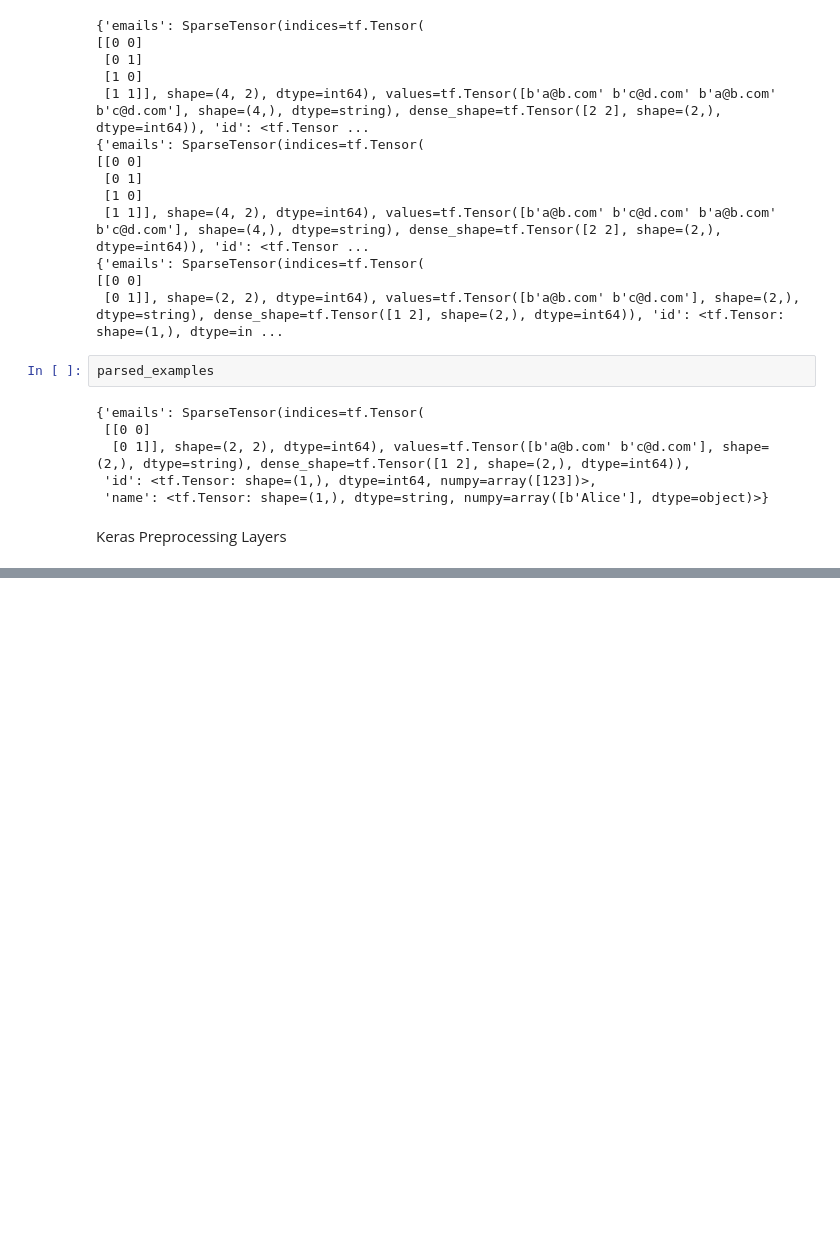
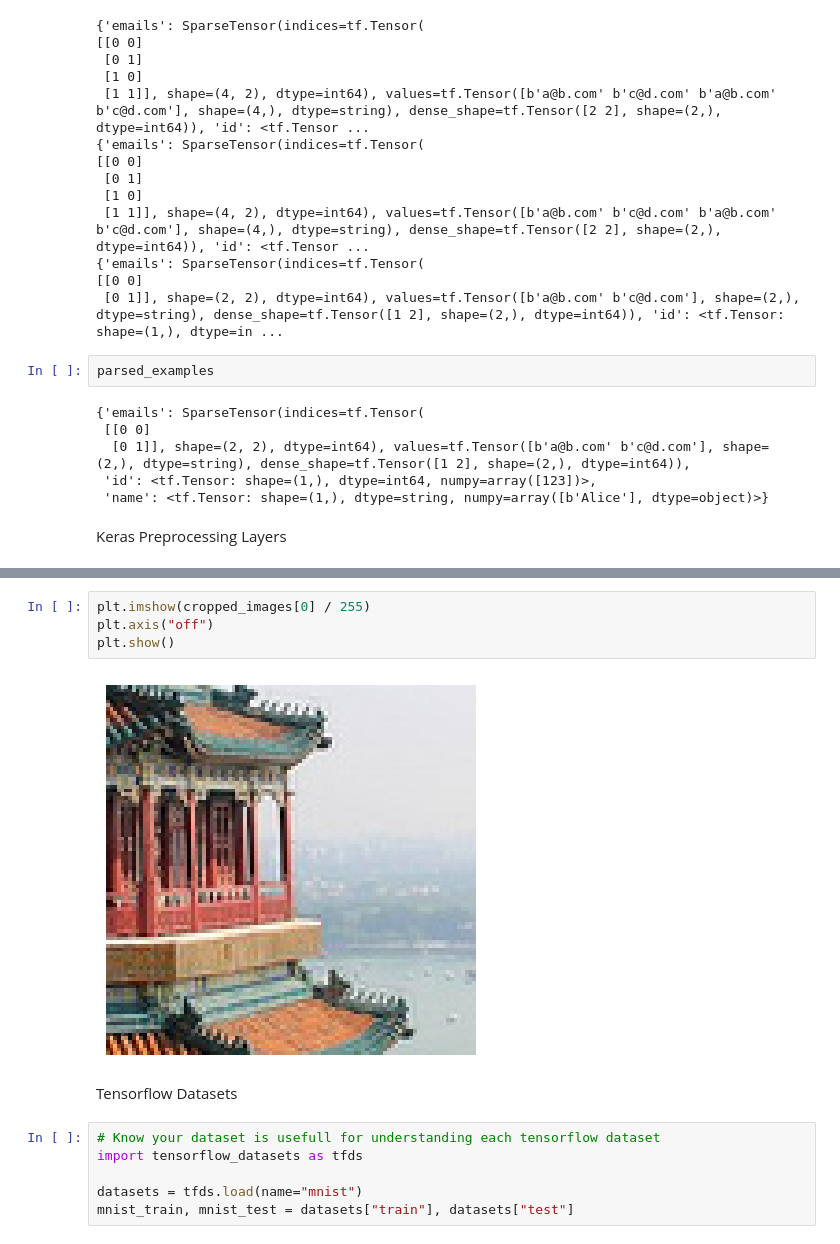
Before and after one commit to GGRusty/Hands-on-ML, a Jupyter notebook: Notes/Chapter13_Load_Preprocess.ipynb, the cells around one changed output, grey strips where cells are left out. Cells and saved outputs as stored; diff of their text form; blank space fills up the shorter version.

```diff
--- a/Notes/Chapter13_Load_Preprocess.ipynb
+++ b/Notes/Chapter13_Load_Preprocess.ipynb
@@ -584,0 +894,14 @@ Keras Preprocessing Layers
+# %%
+plt.imshow(cropped_images[0] / 255)
+plt.axis("off")
+plt.show()
+# %% [output]
+[figure, added]
+# %% [markdown]
+Tensorflow Datasets
+# %%
+# Know your dataset is usefull for understanding each tensorflow dataset
+import tensorflow_datasets as tfds
+
+datasets = tfds.load(name="mnist")
+mnist_train, mnist_test = datasets["train"], datasets["test"]
```
Also changed, not shown: parts of 37 cells of this notebook.
